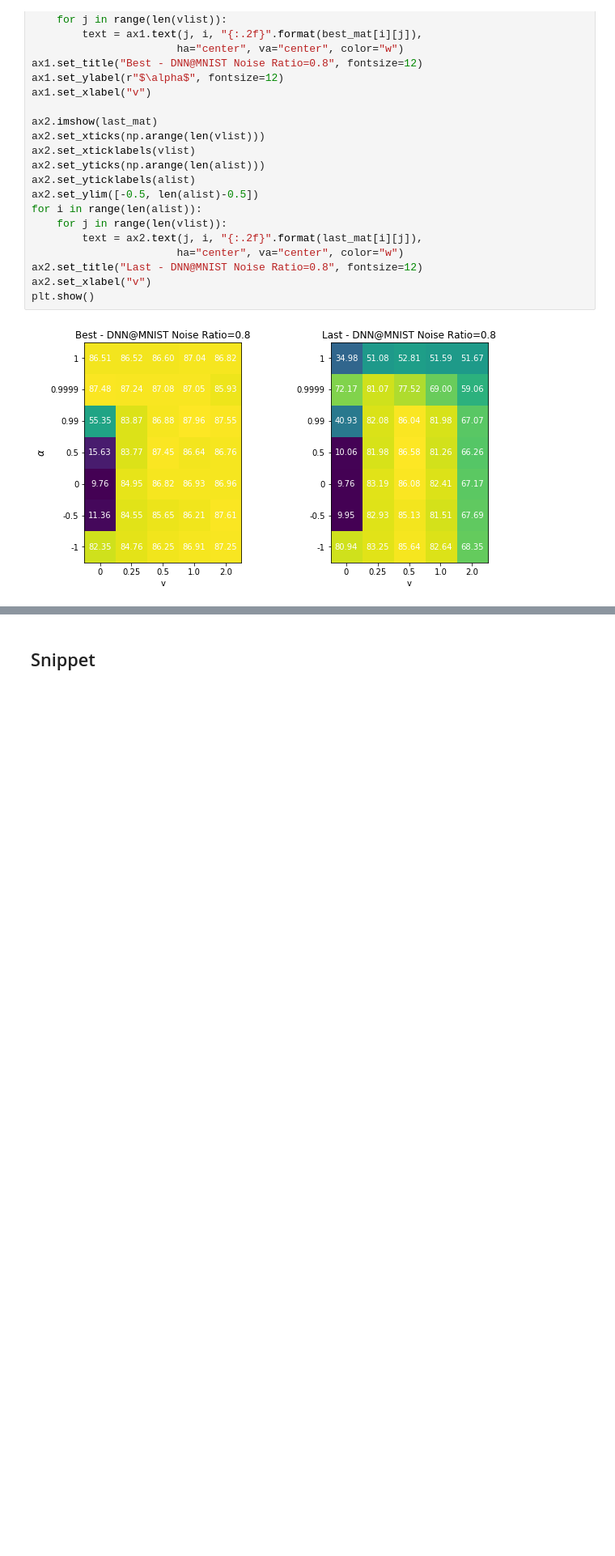
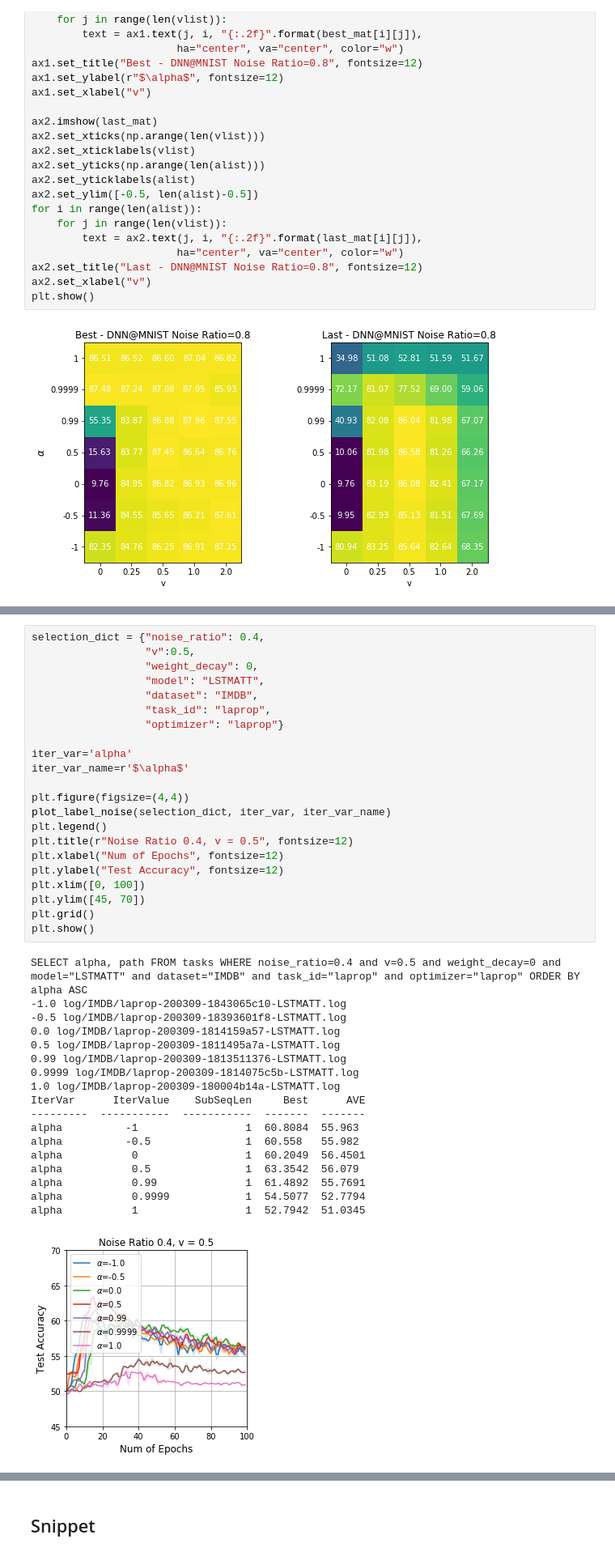
Before and after one commit to zihao-wang/volumization, a Jupyter notebook: noisy_label_data_processing.ipynb, the cells around one changed output, grey strips where cells are left out. Shown at 81% size. Saved outputs shown, nothing was run; the diff lists cells and outputs as text; blank space fills up the shorter version.

```diff
--- a/noisy_label_data_processing.ipynb
+++ b/noisy_label_data_processing.ipynb
@@ -476,0 +503,41 @@ plt.show()
+# %%
+selection_dict = {"noise_ratio": 0.4,
+                  "v":0.5,
+                  "weight_decay": 0,
+                  "model": "LSTMATT",
+                  "dataset": "IMDB",
+                  "task_id": "laprop",
+                  "optimizer": "laprop"}
+
+iter_var='alpha'
+iter_var_name=r'$\alpha$'
+
+plt.figure(figsize=(4,4))
+plot_label_noise(selection_dict, iter_var, iter_var_name)
+plt.legend()
+plt.title(r"Noise Ratio 0.4, v = 0.5", fontsize=12)
+plt.xlabel("Num of Epochs", fontsize=12)
+plt.ylabel("Test Accuracy", fontsize=12)
+plt.xlim([0, 100])
+plt.ylim([45, 70])
+plt.grid()
+plt.show()
+# %% [output]
+SELECT alpha, path FROM tasks WHERE noise_ratio=0.4 and v=0.5 and weight_decay=0 and model="LSTMATT" and dataset="IMDB" and task_id="laprop" and optimizer="laprop" ORDER BY alpha ASC
+-1.0 log/IMDB/laprop-200309-1843065c10-LSTMATT.log
+-0.5 log/IMDB/laprop-200309-18393601f8-LSTMATT.log
+0.0 log/IMDB/laprop-200309-1814159a57-LSTMATT.log
+0.5 log/IMDB/laprop-200309-1811495a7a-LSTMATT.log
+0.99 log/IMDB/laprop-200309-1813511376-LSTMATT.log
+0.9999 log/IMDB/laprop-200309-1814075c5b-LSTMATT.log
+1.0 log/IMDB/laprop-200309-180004b14a-LSTMATT.log
+IterVar      IterValue    SubSeqLen     Best      AVE
+---------  -----------  -----------  -------  -------
+alpha          -1                 1  60.8084  55.963
+alpha          -0.5               1  60.558   55.982
+alpha           0                 1  60.2049  56.4501
+alpha           0.5               1  63.3542  56.079
+alpha           0.99              1  61.4892  55.7691
+alpha           0.9999            1  54.5077  52.7794
+alpha           1                 1  52.7942  51.0345
+[figure, added]
```
Also changed, not shown: parts of 18 cells of this notebook, 5 other files.
